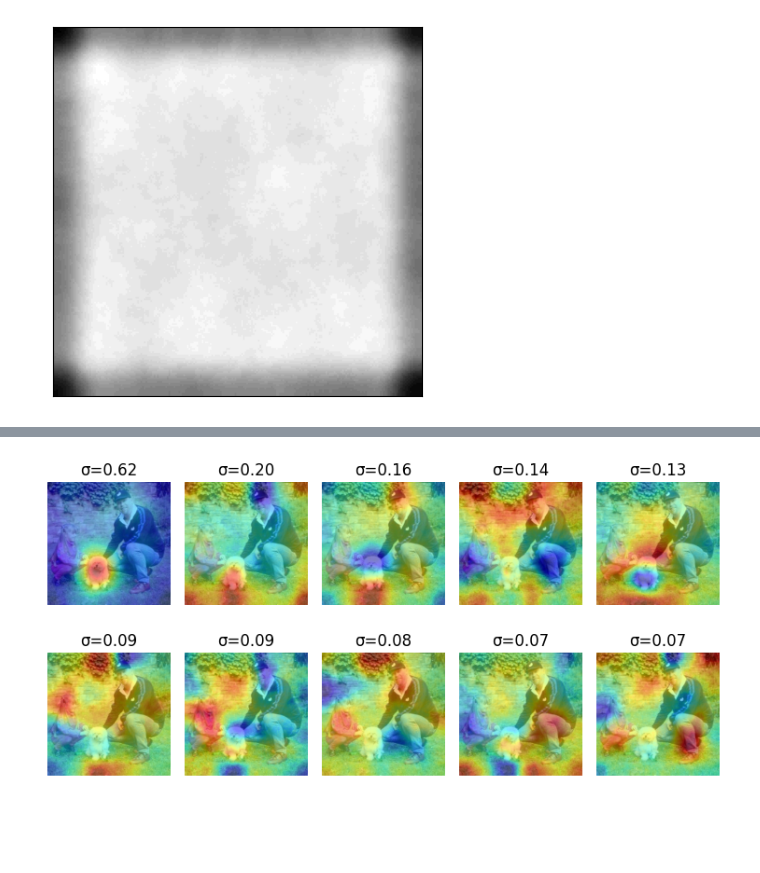
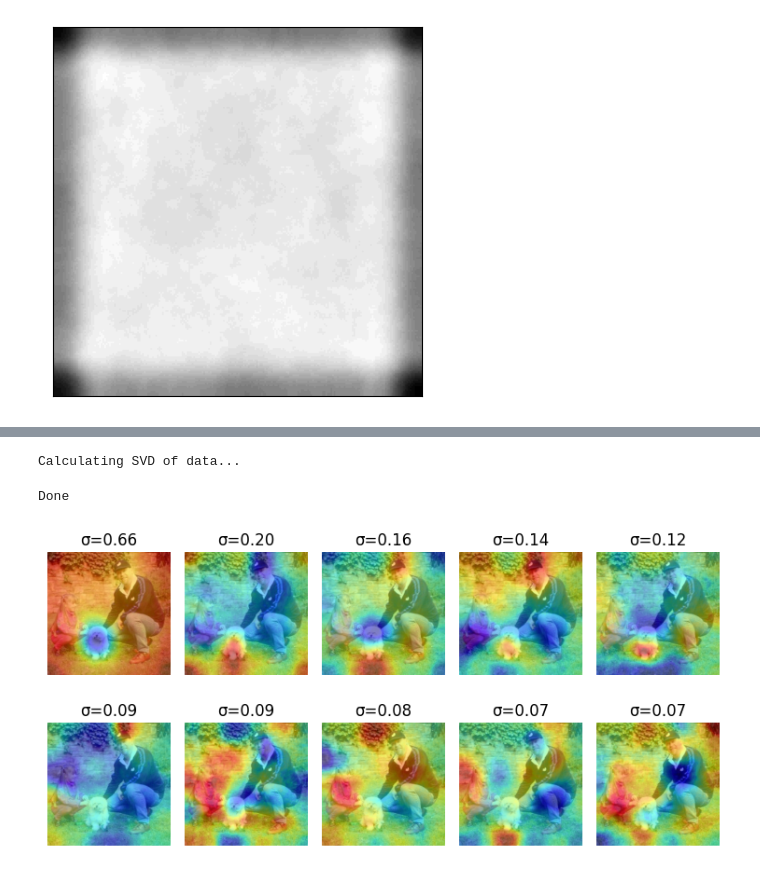
Before and after one commit to ma-ath/mcnna, a Jupyter notebook: experiment-2.ipynb, the cells around one changed output, grey strips where cells are left out. Cells and saved outputs as stored; diff of their text form; code cells hidden in the pictures; blank space fills up the shorter version.

```diff
--- a/experiment-2.ipynb
+++ b/experiment-2.ipynb
@@ -40,17 +41,19 @@ VECTOR DISTANCE FROM THE RIGTH LABEL
 # %%
 # Vizualize PCA
-#mcnn.pca()
+mcnn.pca()
 
 fig, axes = plt.subplots(2, 5, figsize=(1.5*5,2*2))
 for i in range(10):
     ax = axes[i//5, i%5]
     img = torchvision.transforms.ToPILImage()(image.cpu())
     ax.imshow(np.asarray(img), cmap='gray')
     ax.set_title(f'σ={mcnn.S[i]:.2f}')
     ax.imshow(mcnn.attention_maps_pca[i], cmap='jet', alpha=0.5)
     ax.axis('off')
 
 plt.tight_layout()
 plt.show()
 # %% [output]
+Calculating SVD of data...
+Done
-[figure, old version]
+[figure, new version]
```
Also changed, not shown: parts of 3 cells of this notebook, 1 other file.
